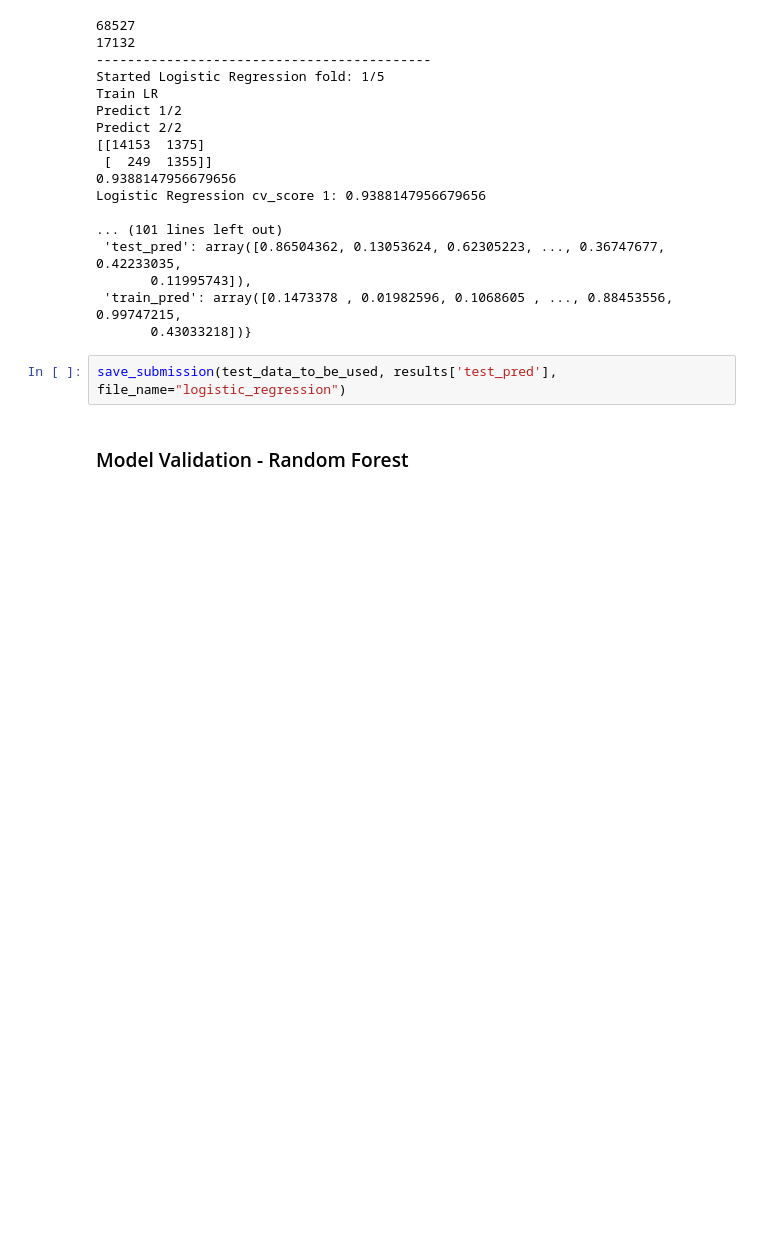
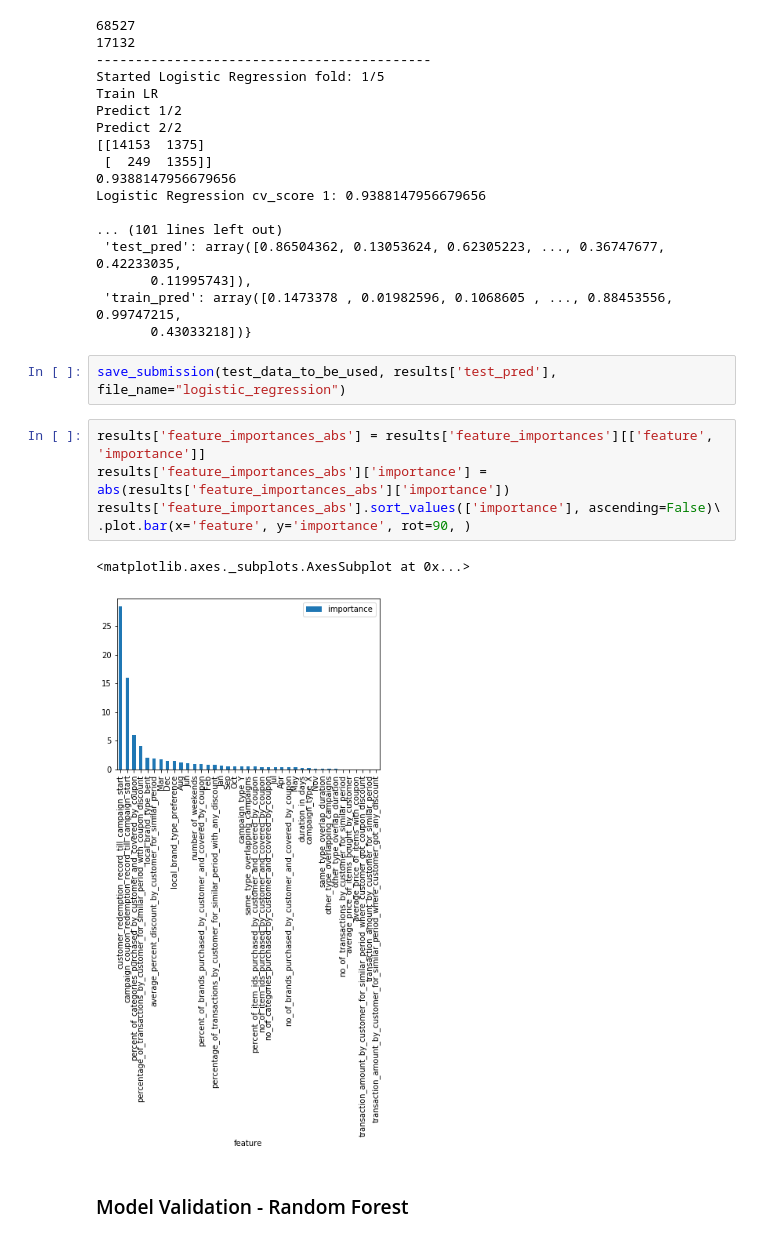
Before and after one commit to pranshu-anand-mt/AmExpert2019, a Jupyter notebook: src/ModelTraining.ipynb, the cells around one changed output. Saved outputs shown, nothing was run; the diff lists cells and outputs as text; blank space fills up the shorter version.

Commit message:
Adding barplot of feature_importances or theit equivalent proxy.

```diff
--- a/src/ModelTraining.ipynb
+++ b/src/ModelTraining.ipynb
@@ -269,6 +269,14 @@ Logistic Regression cv_score 1: 0.9388147956679656
        0.43033218])}
 # %%
 save_submission(test_data_to_be_used, results['test_pred'], file_name="logistic_regression")
+# %%
+results['feature_importances_abs'] = results['feature_importances'][['feature', 'importance']]
+results['feature_importances_abs']['importance'] = abs(results['feature_importances_abs']['importance'])
+results['feature_importances_abs'].sort_values(['importance'], ascending=False)\
+.plot.bar(x='feature', y='importance', rot=90, )
+# %% [output]
+<matplotlib.axes._subplots.AxesSubplot at 0x...>
+[figure, added]
 # %% [markdown]
 ### Model Validation - Random Forest
 # %%
```
Also changed, not shown: parts of 1 cell of this notebook, 3 other files.
